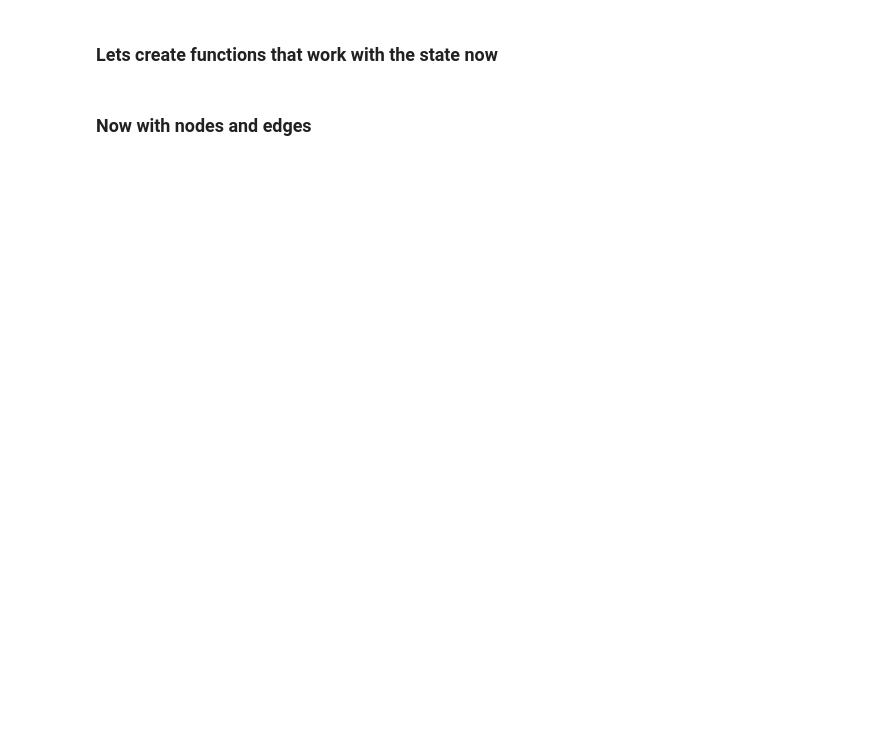
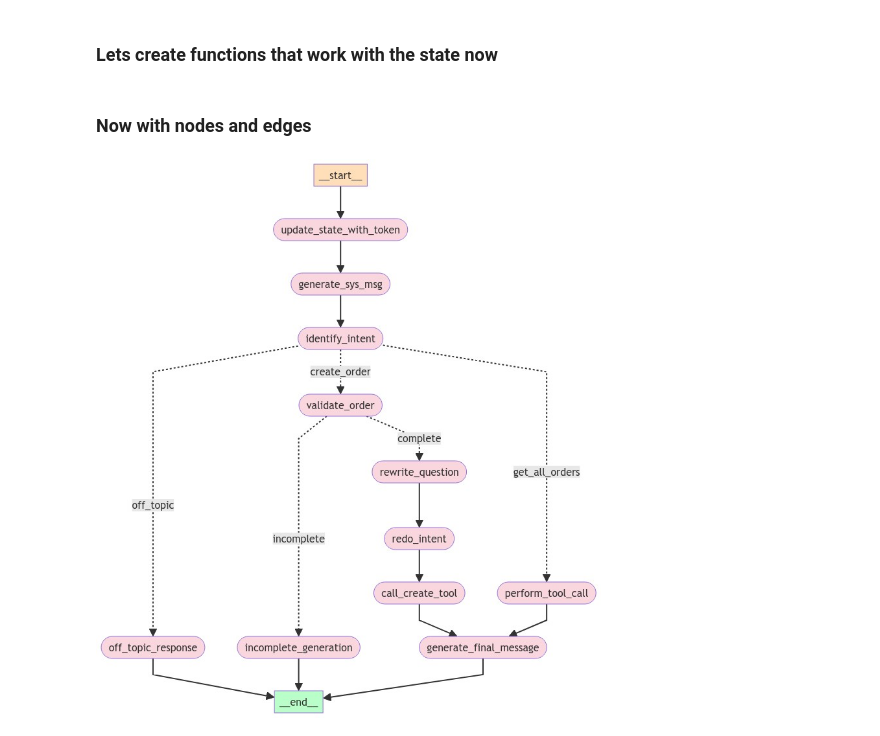
Before and after one commit to Coding-Crashkurse/LangGraph-Tutorial, a Jupyter notebook: customer_support.ipynb, the cells around one changed output. Drawn from its saved outputs; the diff is of its cells as text; code cells hidden in the pictures; blank space fills up the shorter version.

```diff
--- a/customer_support.ipynb
+++ b/customer_support.ipynb
@@ -315,2 +412,33 @@ def identify_intent(state: AgentState):
+# %%
+def rewrite_question(state: AgentState):
+    question = state["question"]
+    result = rewrite_chain.invoke({"question": question, "today": str(datetime.today())})
+    state["question"] = result.content
+    state["messages"][1] = HumanMessage(content=result.content)
+    return state
+# %%
+def inform_incomplete(state: AgentState):
+    order_validation = state["order_check"]
+    state["generation"] = inform_chain.invoke({"information": order_validation})
+    return state
+# %%
+import ast
+
+def order_complete_router(state: AgentState):
+    order_check_str = state["order_check"]
+
+    order_check_str = order_check_str.replace("'", '"')
+
+    # Convert the string to a dictionary
+    order_check = ast.literal_eval(f"{{{order_check_str}}}")
+
+    for key, value in order_check.items():
+        if value == 'No':
+            return "incomplete"
+    return "complete"
+# %%
+def off_topic_response(state: AgentState):
+    state["generation"] = "I am only allowed to tell you your previous orders and allow you to create a new order"
+    return state
 # %% [markdown]
 ### Now with nodes and edges
@@ -332,0 +484,9 @@ app = workflow.compile()
+# %%
+from IPython.display import Image, display
+
+try:
+    display(Image(app.get_graph(xray=True).draw_mermaid_png()))
+except:
+    pass
+# %% [output]
+[figure, added]
```
Also changed, not shown: parts of 23 cells of this notebook, 1 other file.
